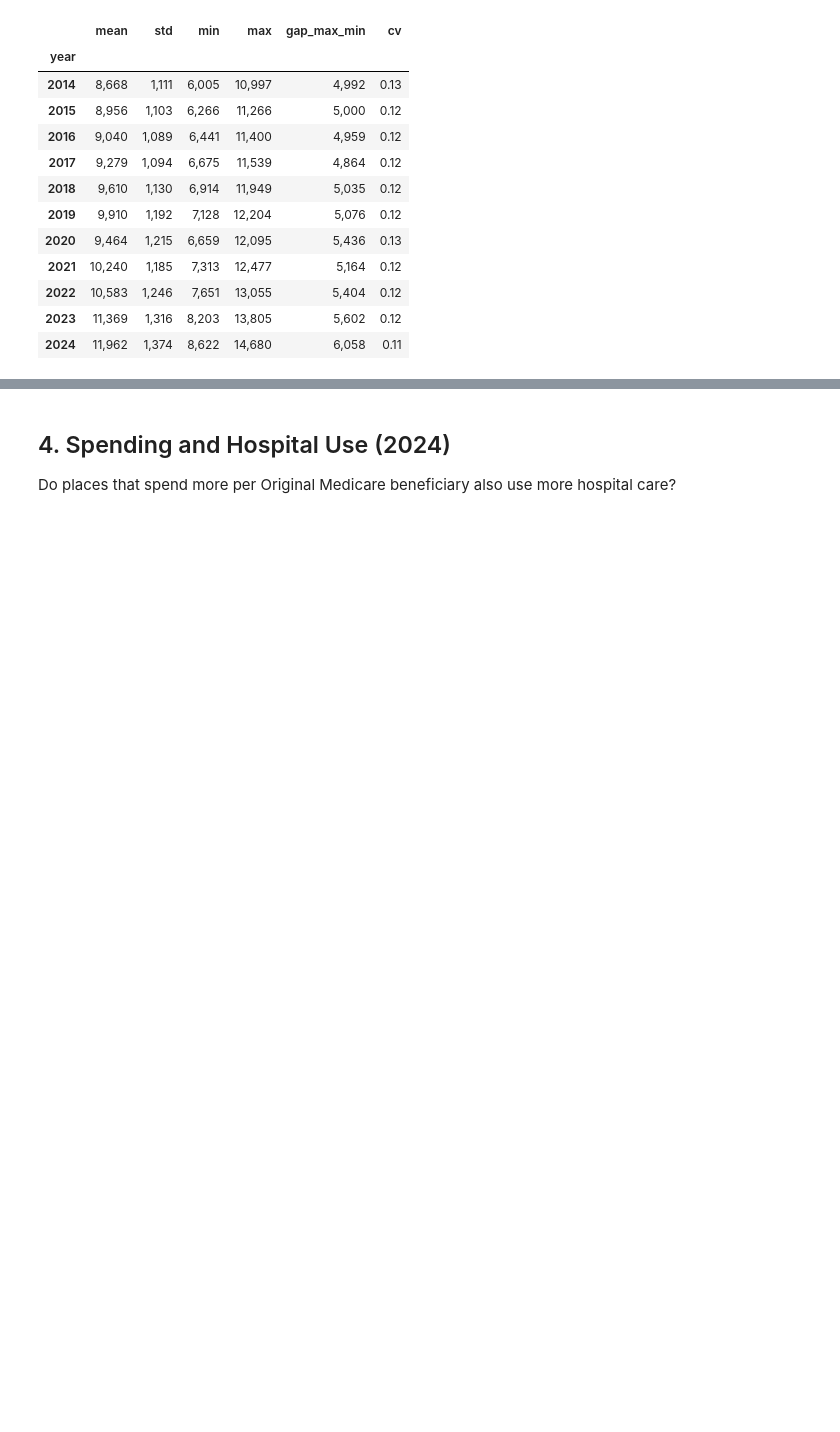
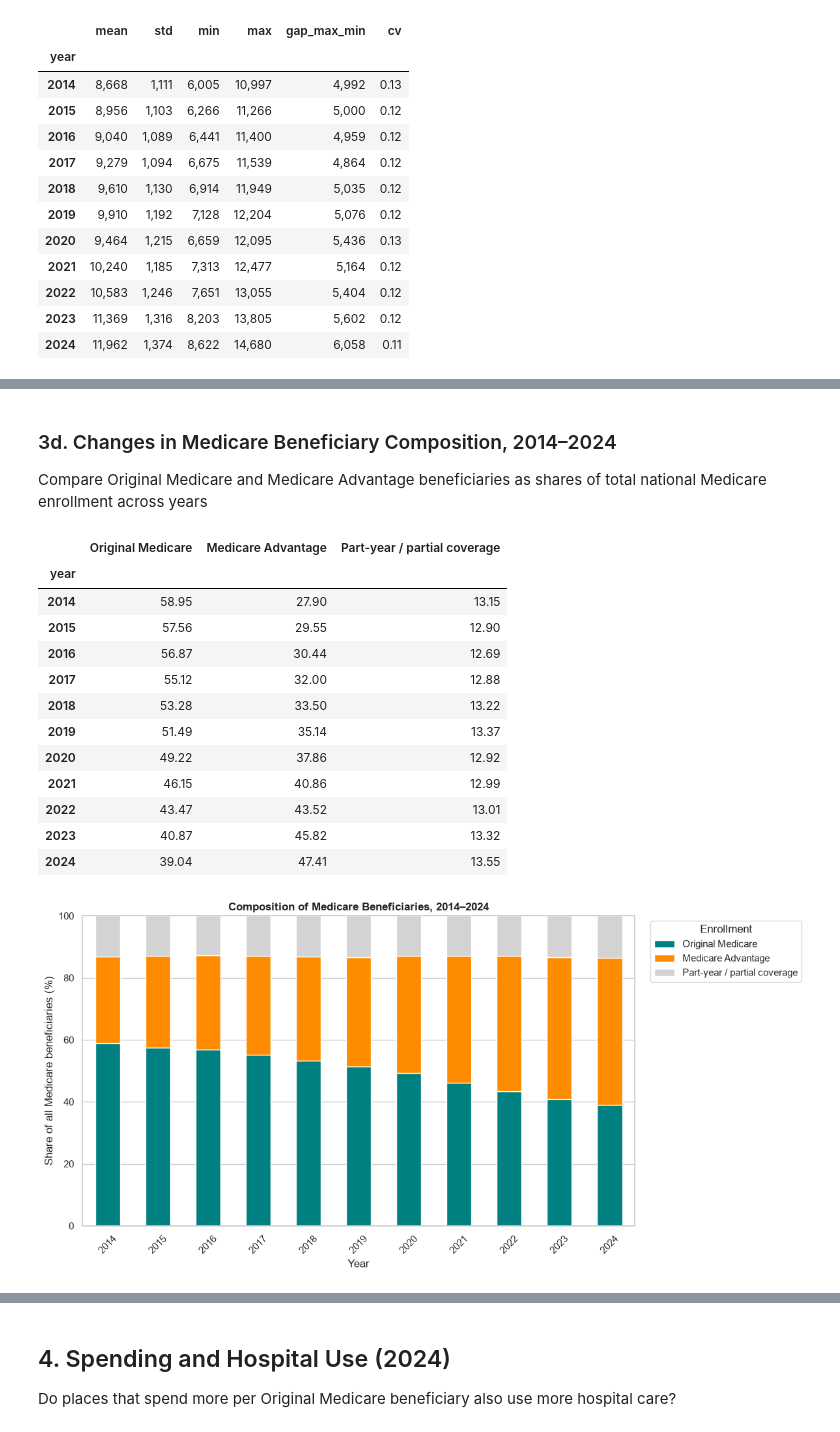
Before and after one commit to avanikasane/medicare-geographic-variation, a Jupyter notebook: notebooks/02_analysis.ipynb, the cells around one changed output, grey strips where cells are left out. Saved outputs shown, nothing was run; the diff lists cells and outputs as text; code cells hidden in the pictures; blank space fills up the shorter version.

```diff
--- a/notebooks/02_analysis.ipynb
+++ b/notebooks/02_analysis.ipynb
@@ -362,0 +363,43 @@ display(top_bottom)
+# %% [markdown]
+### 3d. Changes in Medicare Beneficiary Composition, 2014–2024
+
+Compare Original Medicare and Medicare Advantage beneficiaries as shares of total national Medicare enrollment across years
+# %%
+enrollment = national_df[["year", "benes_total", "benes_om", "benes_ma"]].copy()
+
+# Each group's share of all Medicare beneficiaries
+enrollment["Original Medicare"] = enrollment["benes_om"] / enrollment["benes_total"] * 100
+enrollment["Medicare Advantage"] = enrollment["benes_ma"] / enrollment["benes_total"] * 100
+# Remainder: part-year enrollees and people with only Part A or only Part B
+enrollment["Part-year / partial coverage"] = 100 - enrollment["Original Medicare"] - enrollment["Medicare Advantage"]
+
+shares = enrollment.set_index("year")[["Original Medicare", "Medicare Advantage", "Part-year / partial coverage"]]
+display(shares)
+
+# 100% stacked bar chart
+ax = shares.plot(kind="bar", stacked=True, figsize=(12, 6),
+                 color=["teal", "darkorange", "lightgray"])
+ax.set_title("Composition of Medicare Beneficiaries, 2014–2024", fontweight="bold")
+ax.set_xlabel("Year")
+ax.set_ylabel("Share of all Medicare beneficiaries (%)")
+ax.set_ylim(0, 100)
+ax.legend(title="Enrollment", bbox_to_anchor=(1.02, 1), loc="upper left")
+plt.xticks(rotation=45)
+plt.tight_layout()
+plt.savefig(f"{FIG_DIR}/fig7_enrollment_mix.png", dpi=150, bbox_inches="tight")
+plt.show()
+# %% [output]
+|  | Original Medicare | Medicare Advantage | Part-year / partial coverage |
+| year |  |  |  |
+| 2014 | 58.95 | 27.90 | 13.15 |
+| 2015 | 57.56 | 29.55 | 12.90 |
+| 2016 | 56.87 | 30.44 | 12.69 |
+| 2017 | 55.12 | 32.00 | 12.88 |
+| 2018 | 53.28 | 33.50 | 13.22 |
+| 2019 | 51.49 | 35.14 | 13.37 |
+| 2020 | 49.22 | 37.86 | 12.92 |
+| 2021 | 46.15 | 40.86 | 12.99 |
+| 2022 | 43.47 | 43.52 | 13.01 |
+| 2023 | 40.87 | 45.82 | 13.32 |
+| 2024 | 39.04 | 47.41 | 13.55 |
+[figure, added]
```
Also changed, not shown: parts of 18 cells of this notebook, 11 other files.
